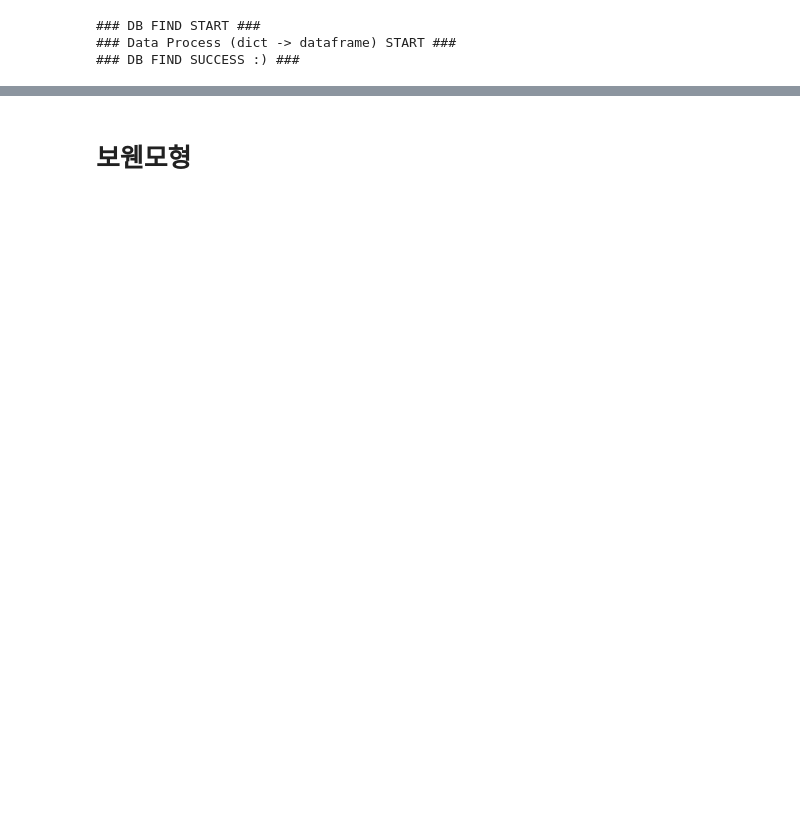
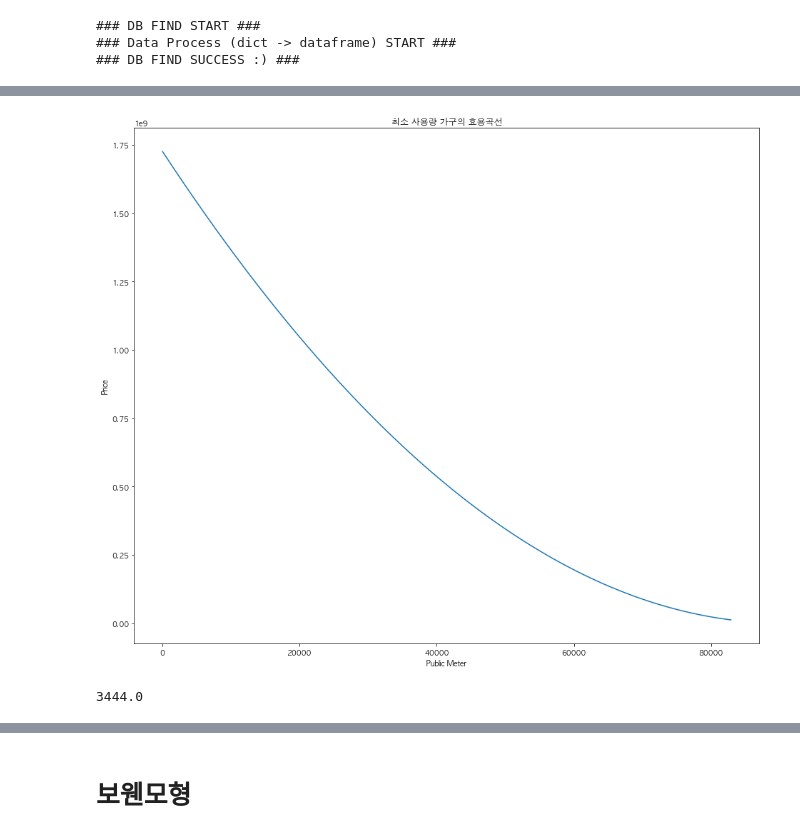
Before and after one commit to formegusto/rate-contract-proto, a Jupyter notebook: Public Goods Shape.ipynb, the cells around one changed output, grey strips where cells are left out. Saved outputs shown, nothing was run; the diff lists cells and outputs as text; code cells hidden in the pictures; blank space fills up the shorter version.

```diff
--- a/Public Goods Shape.ipynb
+++ b/Public Goods Shape.ipynb
@@ -523,0 +535,23 @@ plt.show()
+# %%
+min_hi = min(max_household_info)
+max_hi = max(max_household_info)
+max_pi = max(public_info)
+
+pi = np.arange(max_pi)
+
+min_y = np.linspace(min_hi, max_hi, len(pi)) ** 2
+
+max_y = np.linspace(min_hi, max_hi, len(pi)) ** 2
+
+plt.plot(pi, np.flip(min_y))
+plt.title("최소 사용량 가구의 효용곡선")
+plt.xlabel("Public Meter")
+plt.ylabel("Price")
+
+plt.show()
+# %% [output]
+[figure, added]
+# %%
+min_hi
+# %% [output]
+3444.0
```
Also changed, not shown: parts of 33 cells of this notebook.
